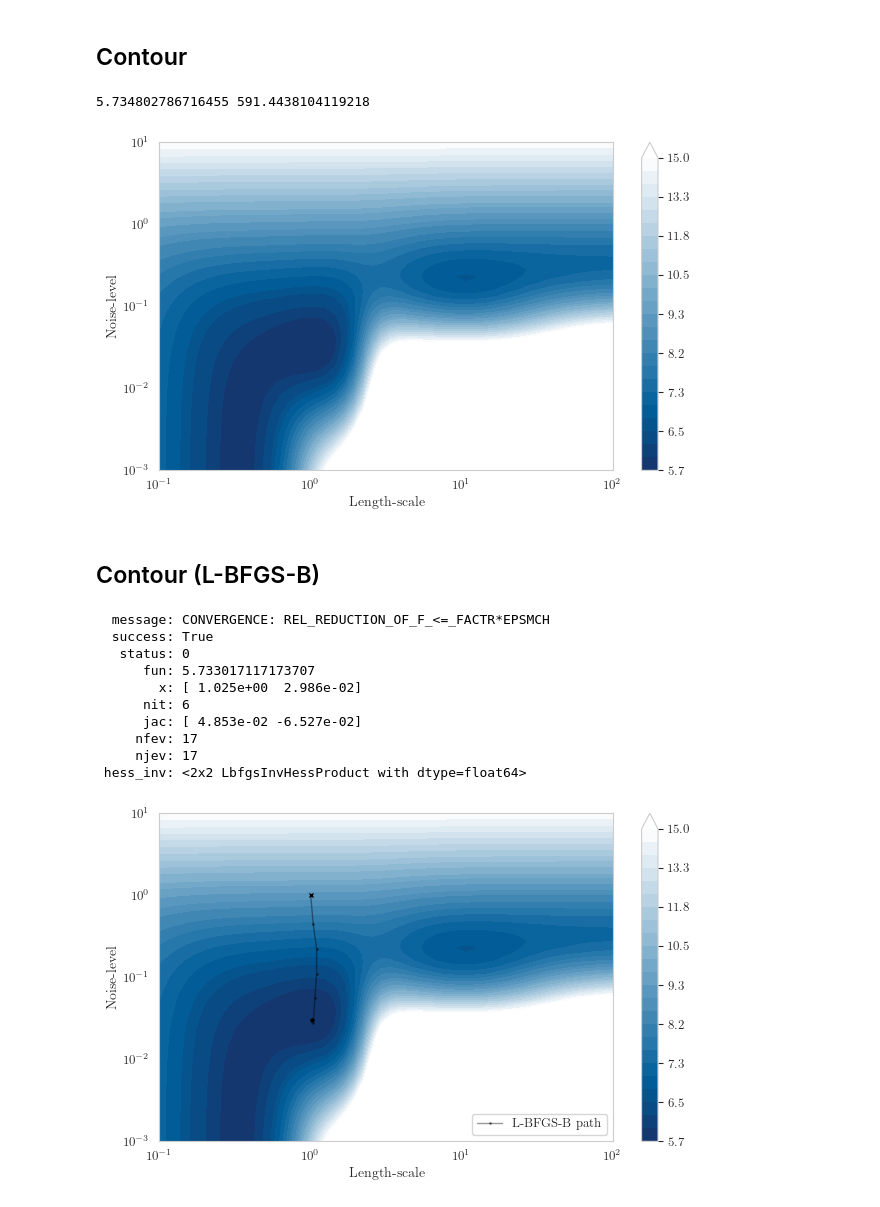
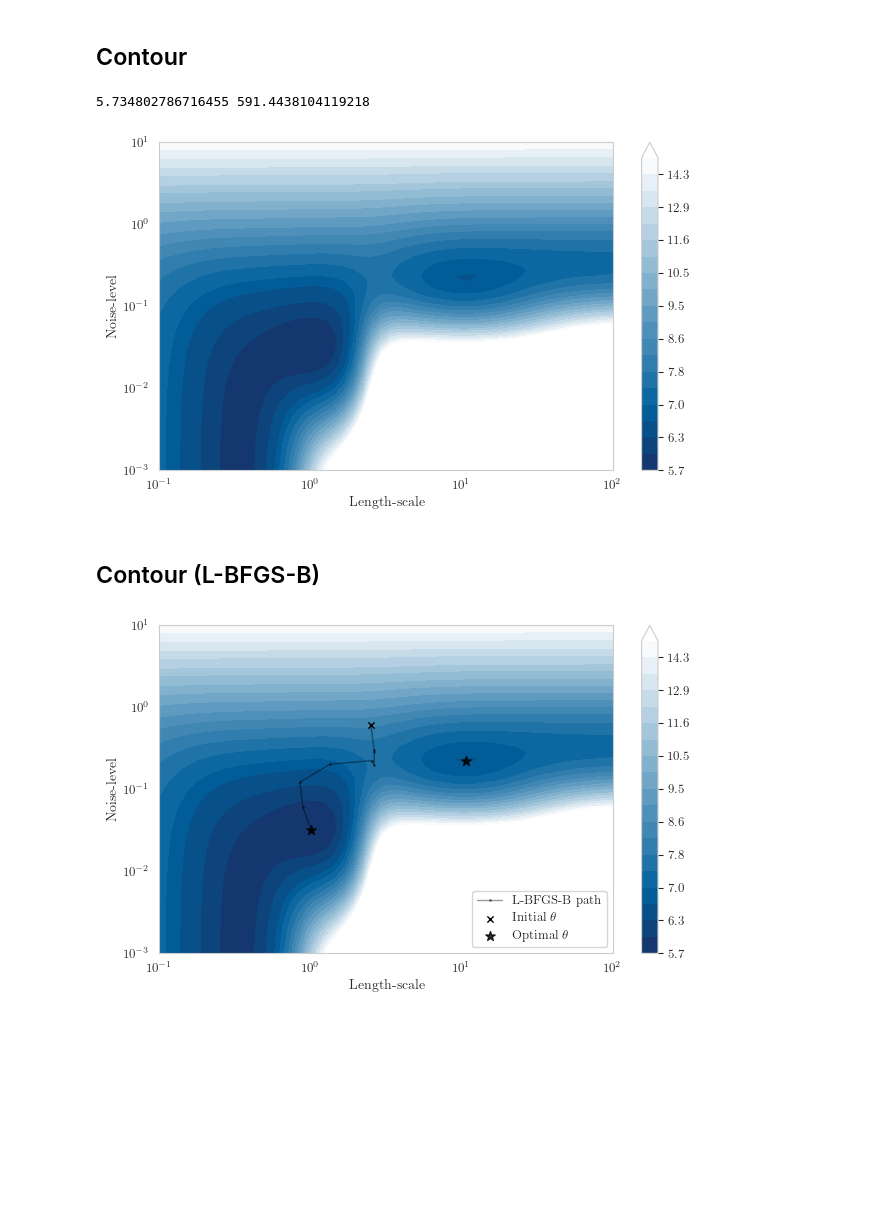
Before and after one commit to ItsNiklas/sparse-gaussian-processes, a Jupyter notebook: plots.ipynb, the cells around one changed output. Saved outputs shown, nothing was run; the diff lists cells and outputs as text; code cells hidden in the pictures; blank space fills up the shorter version.

```diff
--- a/plots.ipynb
+++ b/plots.ipynb
@@ -195,10 +279,10 @@ from sklearn.gaussian_process import GaussianProcessRegressor
 from sklearn.gaussian_process.kernels import *
 from matplotlib.colors import LogNorm
 
-fig, ax = plt.subplots(1,1, figsize=set_size(fraction=1, subplots=(1, 1)))
+fig, ax = plt.subplots(1, 1, figsize=set_size(fraction=1, subplots=(1, 1)))
 
-X_train = np.array([ -5 , -3 ,0 ,.1 ,1 ,4.9 ,5]).reshape(-1, 1)
-y_train = np.array([0 , -.5 ,1 ,.7 ,0 ,1 ,.7])
+X_train = np.array([-5, -3, 0, .1, 1, 4.9, 5]).reshape(-1, 1)
+y_train = np.array([0, -.5, 1, .7, 0, 1, .7])
 
 kernel = RBF() + WhiteKernel()
 gpr = GaussianProcessRegressor(kernel=kernel, optimizer=None)
@@ -219,85 +303,63 @@ log_marginal_likelihood = np.reshape(
 vmin, vmax = (-log_marginal_likelihood).min(), (-log_marginal_likelihood).max()
 print(vmin, vmax)
 vmax = 15
-level = np.around(np.logspace(np.log10(vmin), np.log10(vmax), num=25), decimals=1)
+level = np.around(np.logspace(np.log10(vmin), np.log10(vmax), num=20), decimals=1)
 im = ax.contourf(
     length_scale_grid, noise_level_grid, -log_marginal_likelihood,
-    levels = level, norm = LogNorm(), cmap = "unimap_r", extend = "max",
+    levels=level, norm=LogNorm(), cmap="unimap_r", extend="max", antialiased=False
 )
 
 plt.colorbar(im, extend='max')
-plt.xscale("log"); plt.yscale("log")
-plt.xlabel("Length-scale"); plt.ylabel("Noise-level")
+plt.xscale("log");
+plt.yscale("log")
+plt.xlabel("Length-scale");
+plt.ylabel("Noise-level")
 plt.tight_layout()
 plt.show()
-fig.savefig('example_4.pdf', format='pdf', dpi=300)
+fig.savefig('contour.pdf', format='pdf', bbox_inches='tight', dpi=300)
 # %% [output]
 5.734802786716455 591.4438104119218
-[figure, old version]
+[figure, new version]
 # %% [markdown]
 ## Contour (L-BFGS-B)
 # %%
-from sklearn.gaussian_process import GaussianProcessRegressor
+
 from sklearn.gaussian_process.kernels import *
 from matplotlib.colors import LogNorm
 from scipy import optimize
 
-fig, ax = plt.subplots(1,1, figsize=set_size(fraction=1, subplots=(1, 1)))
+fig, ax = plt.subplots(1, 1, figsize=set_size(fraction=1, subplots=(1, 1)))
+
 
 def obj_func(theta):
     lml, grad = gpr.log_marginal_likelihood(np.log(theta), eval_gradient=True, clone_kernel=False)
     return -lml, -grad
 
-x0 = [1e0, 1e0]
+
+x0 = [2.5, 0.6]
 path = [x0]
-def make_minimize_cb(path_):
-    def minimize_cb(xk):
-        path_.append(np.copy(xk))
 
-    return minimize_cb
+res = optimize.minimize(fun=obj_func, x0=x0, bounds=[(1e-1, 1e2), (1e-3, 1e1)], method="L-BFGS-B", jac=True,
+                        callback=lambda xk: path.append(np.copy(xk)), tol=1e-3)
 
-res = optimize.minimize(fun = obj_func,
-                        x0 = x0,
-                        bounds = [(1e-1, 1e2), (1e-3,1e1)],
-                        method="L-BFGS-B",
-                        jac = True,
-                        callback = make_minimize_cb(path),
-                        tol = 1e-2
-                    )
-
-path = np.array(path).T
-
-print(res)
 # ax.quiver(path[0,:-1], path[1,:-1], path[0,1:]-path[0,:-1], path[1,1:]-path[1,:-1],
 #           scale_units='xy', angles='xy', scale=1.2, color='k', zorder=10, alpha=.6,
 #           width = .003)
-ax.plot(*path, zorder=10, alpha=.4, c = "k", marker = "o", markersize = 1, linewidth=1, label = "L-BFGS-B path")
-ax.plot(*x0, marker="x", ms = 3, c = "k")
-ax.plot(*res.x, marker="*", ms = 3, c = "k")
-
-
+ax.plot(*np.array(path).T, zorder=10, alpha=.4, c="k", marker="o", markersize=1, linewidth=1, label="L-BFGS-B path")
+ax.scatter(*x0, marker="x", s=20, lw=1, c="k", label=r"Initial $\theta$", zorder=20)
+ax.scatter(*zip(opts[0], opts[1]), marker="*", s=50, c="k", alpha=.8, label=r"Optimal $\theta$", zorder=20)
 
 im = ax.contourf(
     length_scale_grid, noise_level_grid, -log_marginal_likelihood,
-    levels = level, norm = LogNorm(), cmap = "unimap_r", extend = "max",
+    levels=level, norm=LogNorm(), cmap="unimap_r", extend="max"
 )
 
-ax.legend(loc = 'lower right')
+ax.legend(loc='lower right')
 plt.colorbar(im, extend='max')
-plt.xscale("log"); plt.yscale("log")
-plt.xlabel("Length-scale"); plt.ylabel("Noise-level")
+plt.xscale("log");plt.yscale("log")
+plt.xlabel("Length-scale");plt.ylabel("Noise-level")
 plt.tight_layout()
 plt.show()
-fig.savefig('example_6.pdf', format='pdf', dpi=300)
+fig.savefig('contourlbfgsb.pdf', format='pdf', bbox_inches='tight', dpi=300)
 # %% [output]
-  message: CONVERGENCE: REL_REDUCTION_OF_F_<=_FACTR*EPSMCH
-  success: True
-   status: 0
-      fun: 5.733017117173707
-        x: [ 1.025e+00  2.986e-02]
-      nit: 6
-      jac: [ 4.853e-02 -6.527e-02]
-     nfev: 17
-     njev: 17
- hess_inv: <2x2 LbfgsInvHessProduct with dtype=float64>
-[figure, old version]
+[figure, new version]
```
Also changed, not shown: parts of 9 cells of this notebook, 1 other file.
